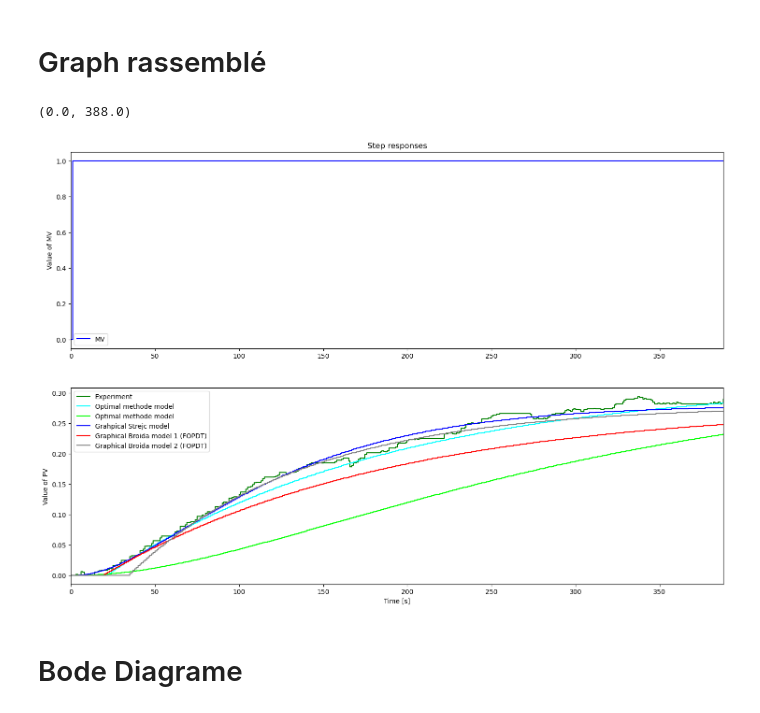
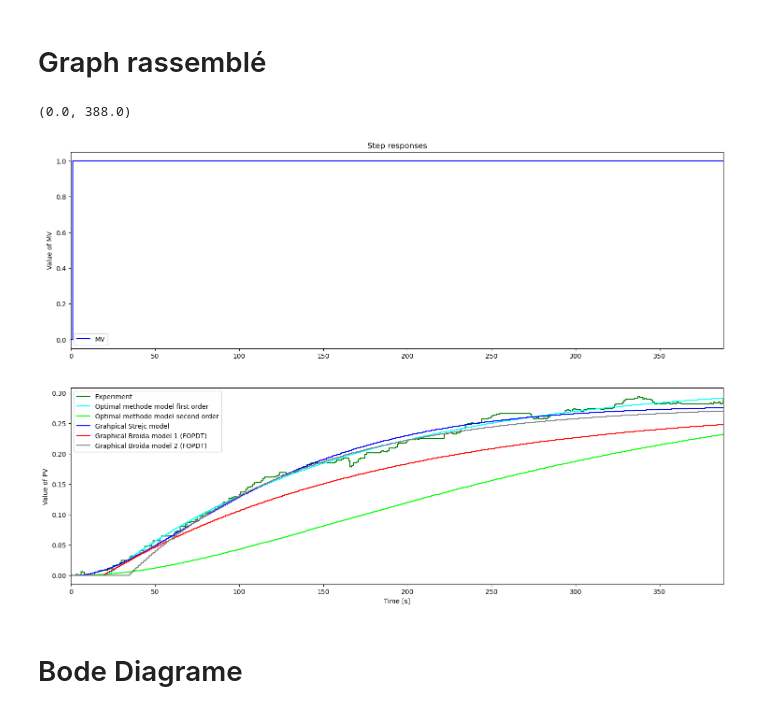
Before and after one commit to theoGstr/Labo3_Control_Theory, a Jupyter notebook: Simulation_OLP.ipynb, the cells around one changed output. Cells and saved outputs as stored; diff of their text form; code cells hidden in the pictures.

```diff
--- a/Simulation_OLP.ipynb
+++ b/Simulation_OLP.ipynb
@@ -84,7 +84,7 @@ T2_SOPDTOPT = 15.071947597079129
 theta_SOPDTOPT = 4.000008096455504
 
 PV_SOPDTOPT = SOPDT(MVm,Kp_SOPDTOPT,T1_SOPDTOPT,T1_SOPDTOPT,theta_SOPDTOPT,Ts)
-PV_FOPDTOPT = FOPDT(MVm,Kp_FOPDTOPT,167.7612785031609,theta_FOPDTOPT,Ts)
+PV_FOPDTOPT = FOPDT(MVm,Kp_FOPDTOPT,T_FOPDTOPT,theta_FOPDTOPT,Ts)
 # %%
 t1 = 68
 t2 = 87
@@ -186,29 +186,29 @@ plt.xlim([0, np.max(tm)])
 # %%
 plt.figure(figsize = (18,12))
 
 plt.subplot(2,1,1)
 plt.step(tm,MVm,'b-',label='MV',where='post')
 plt.ylabel('Value of MV')
 plt.title('Step responses')
 plt.legend(loc='best')
 plt.xlim([0, np.max(tm)])
 plt.subplot(2,1,2)
 
 plt.step(tm,PVm,'g-',label='Experiment',where='post')
-plt.step(tm,PV_FOPDTOPT,'cyan',label='Optimal methode model',where='post')
-plt.step(tm,PV_SOPDTOPT,'lime',label='Optimal methode model',where='post')
+plt.step(tm,PV_FOPDTOPT,'cyan',label='Optimal methode model first order',where='post')
+plt.step(tm,PV_SOPDTOPT,'lime',label='Optimal methode model second order',where='post')
 plt.step(tm,PV_FOPDTStrejc,'blue',label='Grahpical Strejc model',where='post')
 #plt.step(tm,PV_SOPDTVDG,'lime',label='Graphical van der Grinten model (SOPDT)',where='post')
 plt.step(tm,PV_FOPDTBR,'red',label='Graphical Broida model 1 (FOPDT)',where='post')
 plt.step(tm,PV_FOPDTBR2,'grey',label='Graphical Broida model 2 (FOPDT)',where='post')
 
 plt.ylabel('Value of PV')
 plt.xlabel('Time [s]')
 plt.legend(loc='best')
 plt.xlim([0, np.max(tm)])
 # %% [output]
 (0.0, 388.0)
-[figure, old version]
+[figure, new version]
 # %% [markdown]
 # Bode Diagrame
 # %%
```
Also changed, not shown: 9 other files.
